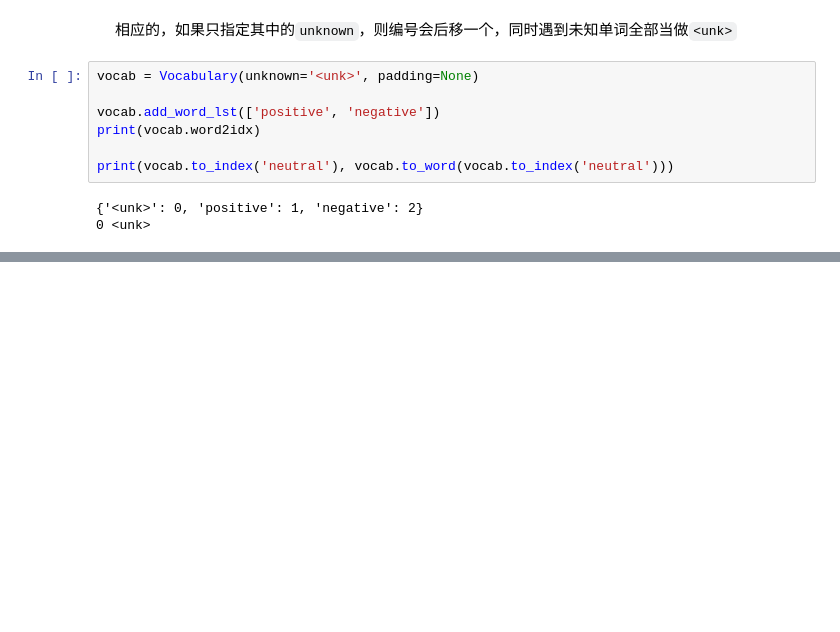
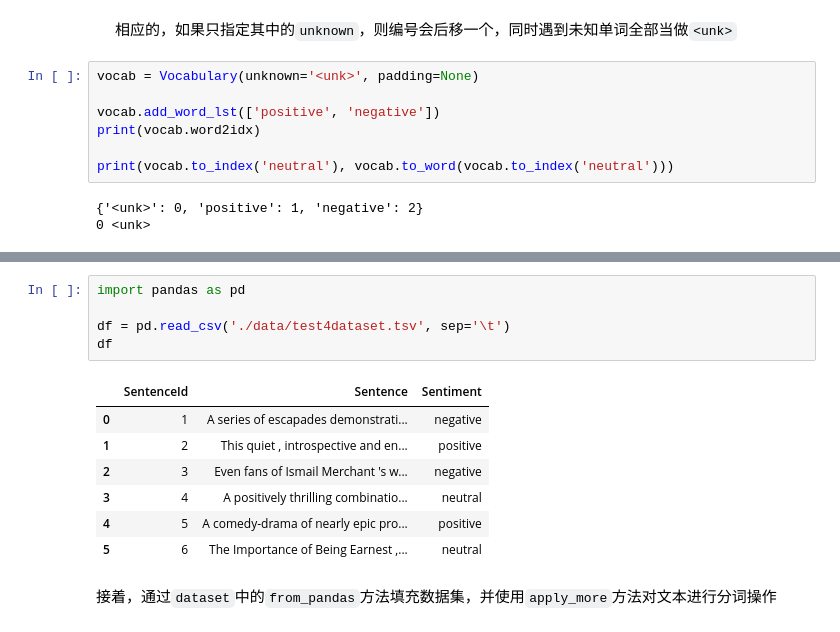
Before and after one commit to fastnlp/fastNLP, a Jupyter notebook: tutorials/fastnlp_tutorial_1.ipynb, the cells around one changed output, grey strips where cells are left out. Cells and saved outputs as stored; diff of their text form; blank space fills up the shorter version.

```diff
--- a/tutorials/fastnlp_tutorial_1.ipynb
+++ b/tutorials/fastnlp_tutorial_1.ipynb
@@ -452,0 +463,15 @@ print(vocab.to_index('neutral'), vocab.to_word(vocab.to_index('neutral')))
+# %%
+import pandas as pd
+
+df = pd.read_csv('./data/test4dataset.tsv', sep='\t')
+df
+# %% [output]
+|  | SentenceId | Sentence | Sentiment |
+| 0 | 1 | A series of escapades demonstrati... | negative |
+| 1 | 2 | This quiet , introspective and en... | positive |
+| 2 | 3 | Even fans of Ismail Merchant 's w... | negative |
+| 3 | 4 | A positively thrilling combinatio... | neutral |
+| 4 | 5 | A comedy-drama of nearly epic pro... | positive |
+| 5 | 6 | The Importance of Being Earnest ,... | neutral |
+# %% [markdown]
+接着，通过`dataset`中的`from_pandas`方法填充数据集，并使用`apply_more`方法对文本进行分词操作
```
Also changed, not shown: parts of 17 cells of this notebook, 4 other files.
